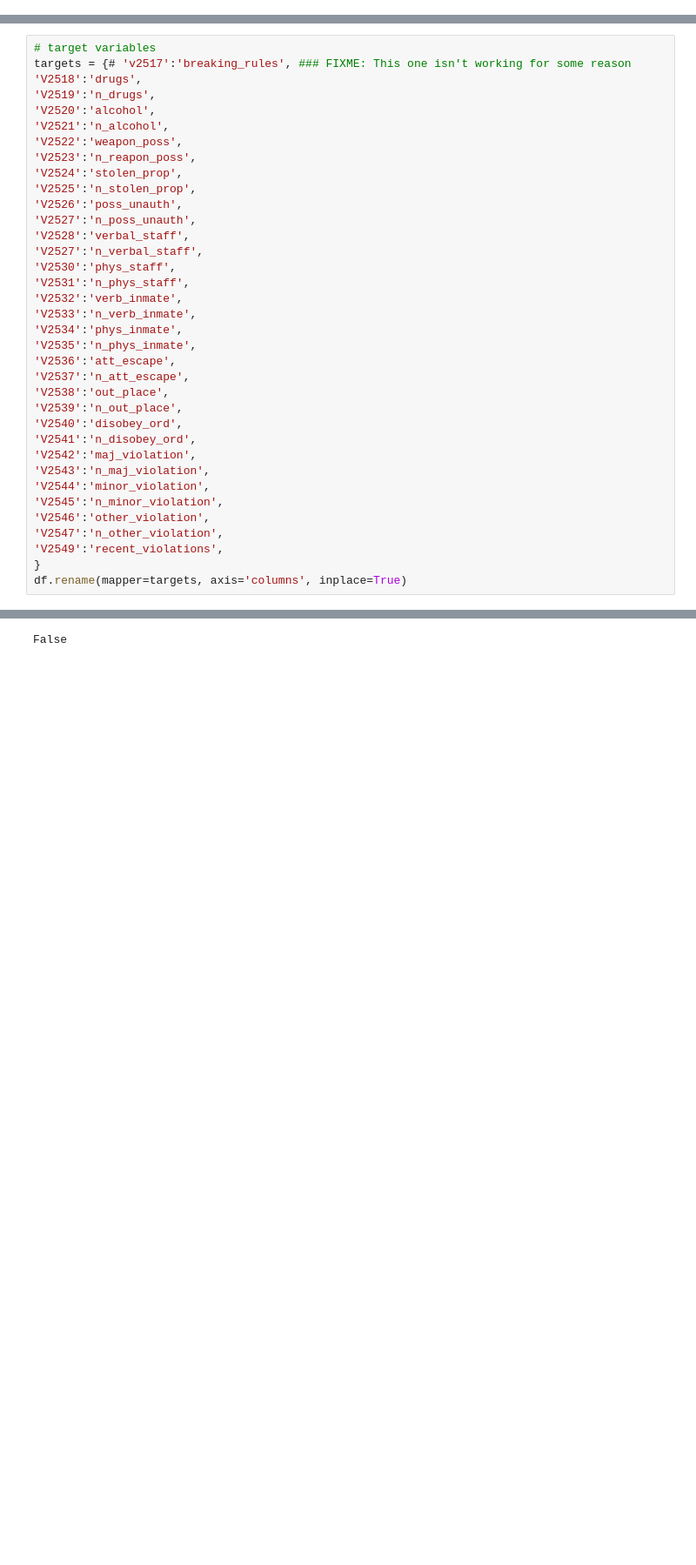
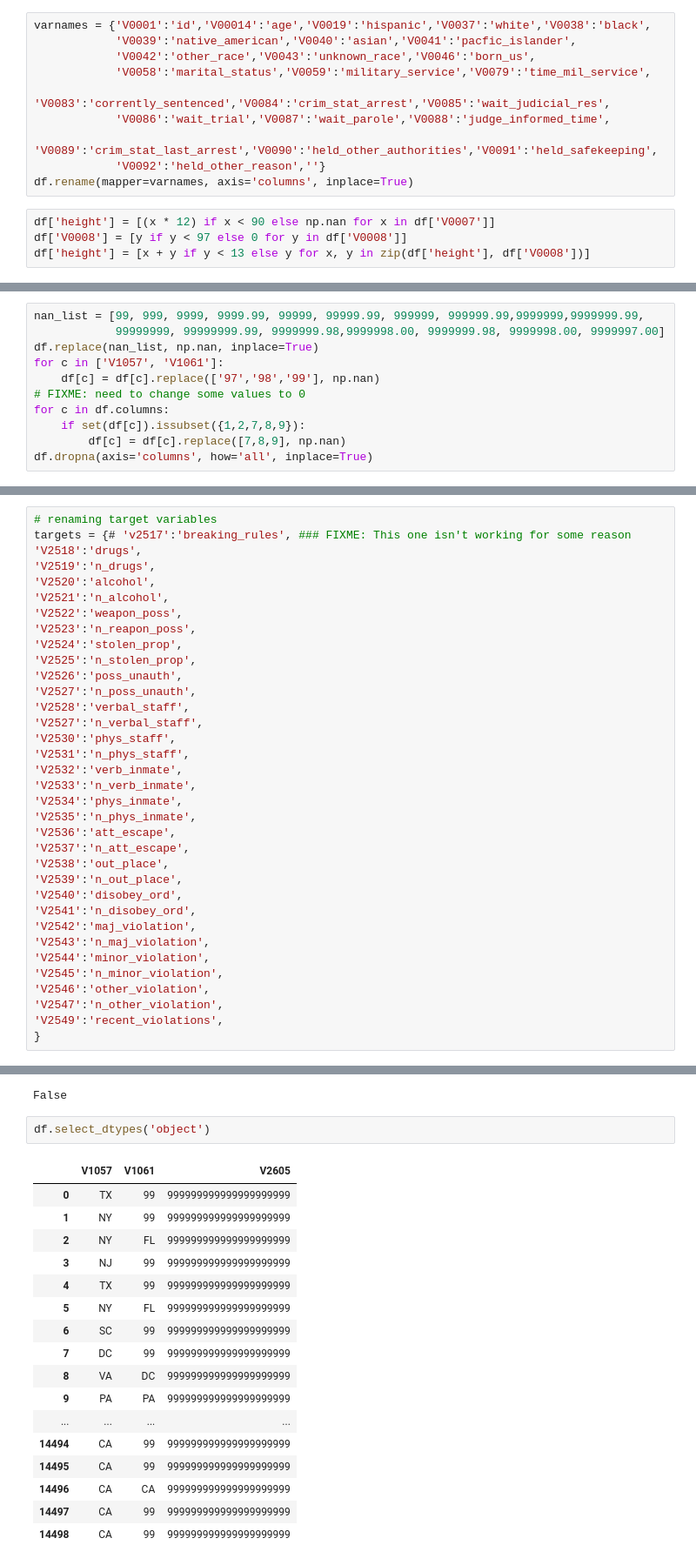
Before and after one commit to benbranchflower/applied_machine_learning, a Jupyter notebook: prison_violations.ipynb, the cells around one changed output, grey strips where cells are left out. Shown: that part at 87% size. Drawn from its saved outputs; the diff is of its cells as text; blank space fills up the shorter version.

```diff
--- a/prison_violations.ipynb
+++ b/prison_violations.ipynb
@@ -40,0 +87,14 @@ df.shape
+# %%
+varnames = {'V0001':'id','V00014':'age','V0019':'hispanic','V0037':'white','V0038':'black',
+            'V0039':'native_american','V0040':'asian','V0041':'pacfic_islander',
+            'V0042':'other_race','V0043':'unknown_race','V0046':'born_us',
+            'V0058':'marital_status','V0059':'military_service','V0079':'time_mil_service',
+            'V0083':'corrently_sentenced','V0084':'crim_stat_arrest','V0085':'wait_judicial_res',
+            'V0086':'wait_trial','V0087':'wait_parole','V0088':'judge_informed_time',
+            'V0089':'crim_stat_last_arrest','V0090':'held_other_authorities','V0091':'held_safekeeping',
+            'V0092':'held_other_reason',''}
+df.rename(mapper=varnames, axis='columns', inplace=True)
+# %%
+df['height'] = [(x * 12) if x < 90 else np.nan for x in df['V0007']]
+df['V0008'] = [y if y < 97 else 0 for y in df['V0008']]
+df['height'] = [x + y if y < 13 else y for x, y in zip(df['height'], df['V0008'])]
@@ -40,0 +191,11 @@ df.shape
+# %%
+nan_list = [99, 999, 9999, 9999.99, 99999, 99999.99, 999999, 999999.99,9999999,9999999.99,
+            99999999, 99999999.99, 9999999.98,9999998.00, 9999999.98, 9999998.00, 9999997.00]
+df.replace(nan_list, np.nan, inplace=True)
+for c in ['V1057', 'V1061']:
+    df[c] = df[c].replace(['97','98','99'], np.nan)
+# FIXME: need to change some values to 0
+for c in df.columns:
+    if set(df[c]).issubset({1,2,7,8,9}):
+        df[c] = df[c].replace([7,8,9], np.nan)
+df.dropna(axis='columns', how='all', inplace=True)
@@ -41,5 +223,5 @@ df.shape
 # %%
-# target variables
+# renaming target variables
 targets = {# 'v2517':'breaking_rules', ### FIXME: This one isn't working for some reason
 'V2518':'drugs',
 'V2519':'n_drugs',
@@ -73,6 +255,5 @@ targets = {# 'v2517':'breaking_rules', ### FIXME: This one isn't working for som
 'V2547':'n_other_violation',
 'V2549':'recent_violations',
 }
-df.rename(mapper=targets, axis='columns', inplace=True)
 # %% [markdown]
 We don't have time of infractions. Or the security level/ punishment.
@@ -285,3 +473,23 @@ False
 pd.get_dummies(X).fillna(0).isnull().any().any()
 # %% [output]
 False
+# %%
+df.select_dtypes('object')
+# %% [output]
+|  | V1057 | V1061 | V2605 |
+| 0 | TX | 99 | 999999999999999999999 |
+| 1 | NY | 99 | 999999999999999999999 |
+| 2 | NY | FL | 999999999999999999999 |
+| 3 | NJ | 99 | 999999999999999999999 |
+| 4 | TX | 99 | 999999999999999999999 |
+| 5 | NY | FL | 999999999999999999999 |
+| 6 | SC | 99 | 999999999999999999999 |
+| 7 | DC | 99 | 999999999999999999999 |
+| 8 | VA | DC | 999999999999999999999 |
+| 9 | PA | PA | 999999999999999999999 |
+| ... | ... | ... | ... |
+| 14494 | CA | 99 | 999999999999999999999 |
+| 14495 | CA | 99 | 999999999999999999999 |
+| 14496 | CA | CA | 999999999999999999999 |
+| 14497 | CA | 99 | 999999999999999999999 |
+| 14498 | CA | 99 | 999999999999999999999 |
```
Also changed, not shown: parts of 33 cells of this notebook.
